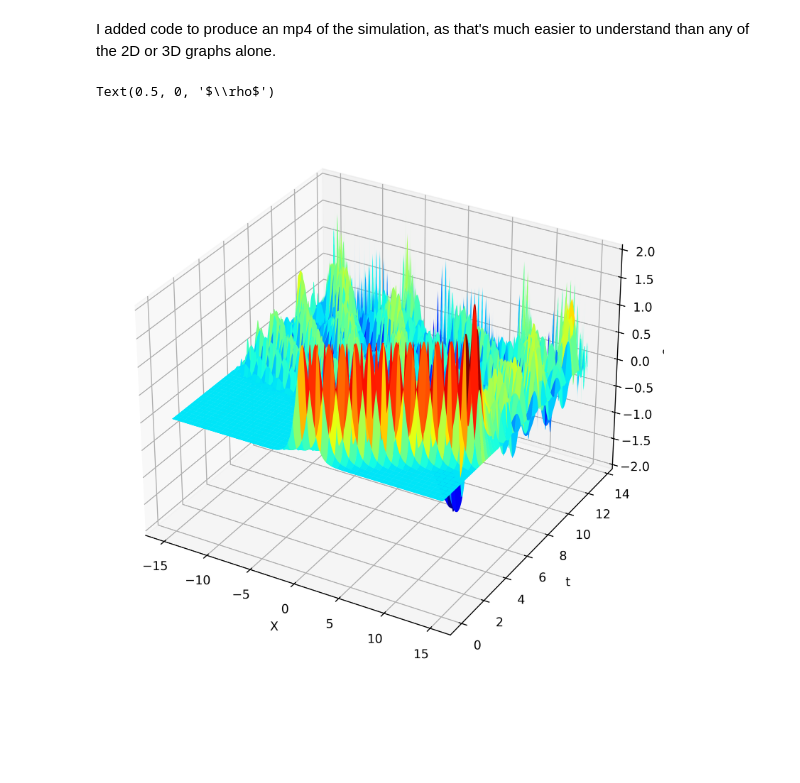
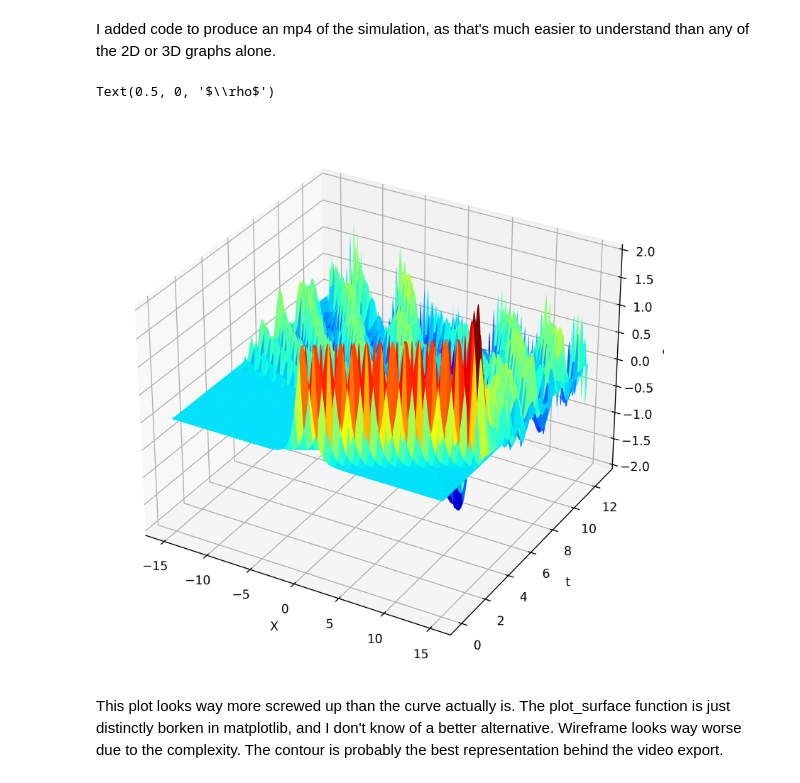
Before and after one commit to LordofDorknes/ProfHurst_PHYS240_Sp23, a Jupyter notebook: Newby/Newby_Robin_Homework8_Problem14.ipynb, the cells around one changed output. Cells and saved outputs as stored; diff of their text form; code cells hidden in the pictures; blank space fills up the shorter version.

Commit message:
Fixed x axis, but still diverges at late time.

```diff
--- a/Newby/Newby_Robin_Homework8_Problem14.ipynb
+++ b/Newby/Newby_Robin_Homework8_Problem14.ipynb
@@ -114,17 +114,13 @@ tGridNum=int(np.ceil(maxTime/tau)) # we'd rather ceil than floor
 
 L=30 #length
 xGridSize=0.01
-xGridNum=int(np.ceil(L/(xGridSize))) # integer
-
-bufferSize=0#2 #set equal to the furthest away the derivative looks ahead on either side from the current point
-#the discrete derivative we will use looks at most 2 grid locations away
-
-# this buffer is unncessary in the matrix scheme for solving this since matrix multiplication doesn't loop in the same way that array indexing would
-
+xGridNum=1+int(np.ceil(L/(xGridSize))) # integer
+#plus one since there is one more point than the number of division we are making if we include both endpoints
+#for instance, dividing a region into 3 bits has 4 boundaries, the two interior divisions, and hte two edges
 
 #create index of X values for grid locations
 N=np.linspace(start=0,stop=xGridNum-1,num=xGridNum)
-xGrid=-L/2+(N+1/2)*xGridSize
+xGrid=-L/2+(N)*xGridSize
 
 #create index of time values
 tIndices=np.linspace(start=0,stop=tGridNum-1,num=tGridNum) #largely defunct?
@@ -135,12 +131,12 @@ soliton=2/((np.cosh(xGrid))**2)
 
 #create grid itself
 
-grid=np.zeros((xGridNum+bufferSize,tGridNum))
+grid=np.zeros((xGridNum,tGridNum))
 #the extra (two) rows are out of bounds but can be indexed into from either side when taking the derivative for points at the edge of the simulated region
 
-grid[:,0]=np.concatenate((soliton,np.zeros(bufferSize)))
+grid[:,0]=soliton
 
 #enforce boundary conditions
 grid[0,0]=0
-grid[-(1+bufferSize),0]=0#negative indexing allows me to loop back to the last element on that dimension, though I need to get past the buffer
+grid[-1,0]=0#negative indexing allows me to loop back to the last element on that dimension, though I need to get past the buffer
 # %%
@@ -178,11 +172,15 @@ state=grid[:,0]
 
 blowupFrame=tGridNum
 for j in range(1,tGridNum):
-    #apply calculate the operator for the current time
+    #apply and calculate the operator for the current time
     F_diff=-beta*scipy.sparse.diags(state,0)@B
     HF_diff=H@F_diff
     Full_Advance_operator=HF_same+HF_diff
     state=Full_Advance_operator@state
+
+    #enforce boundary conditions
+    state[0]=0
+    state[-1]=0
     #record state to the storage grid
     grid[:,j]=state
     if j % np.ceil(tGridNum/100) == 0:
@@ -250,21 +248,23 @@ I added code to produce an mp4 of the simulation, as that's much easier to under
 # %%
 from matplotlib import cm
 fig, ax = plt.subplots(subplot_kw={"projection": "3d"},figsize=(8,8),dpi=600)
 X, Y = np.meshgrid(xGrid,tGrid)
 
 timeBuffer=400
 endTimeIndex=blowupFrame-timeBuffer
 
-surf = ax.plot_surface(X[0:endTimeIndex,:], Y[0:endTimeIndex,:],np.ndarray.transpose(grid[:,0:endTimeIndex]), cmap=cm.jet, linewidth=0, antialiased=True)
-#ax.zaxis.set_major_locator(LinearLocator(10))
+surf = ax.plot_surface(X[0:endTimeIndex,:], Y[0:endTimeIndex,:],np.ndarray.transpose(grid[:,0:endTimeIndex]), cmap=cm.jet, linewidth=1, antialiased=True)
+
 ax.set_zlim(-2, 2)
 ax.set_xlabel("X")
 ax.set_ylabel("t")
 ax.set_zlabel(f"$\\rho$")
 #ax.view_init(0, 0)
 # %% [output]
 Text(0.5, 0, '$\\rho$')
-[figure, old version]
+[figure, new version]
+# %% [markdown]
+This plot looks way more screwed up than the curve actually is. The plot_surface function is just distinctly borken in matplotlib, and I don't know of a better alternative. Wireframe looks way worse due to the complexity. The contour is probably the best representation behind the video export.
 # %%
 fig, ax = plt.subplots(figsize=(8,8),dpi=300)
 
```
Also changed, not shown: parts of 4 cells of this notebook.
